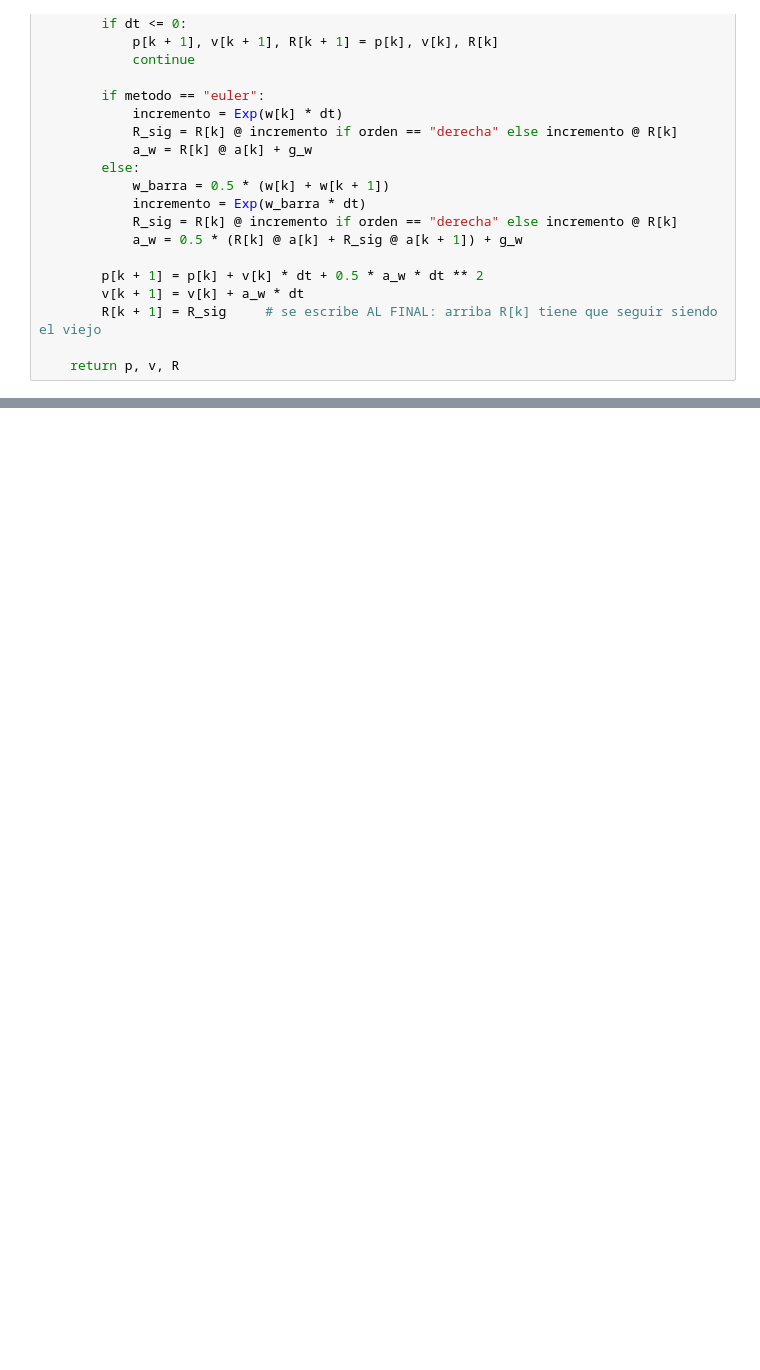
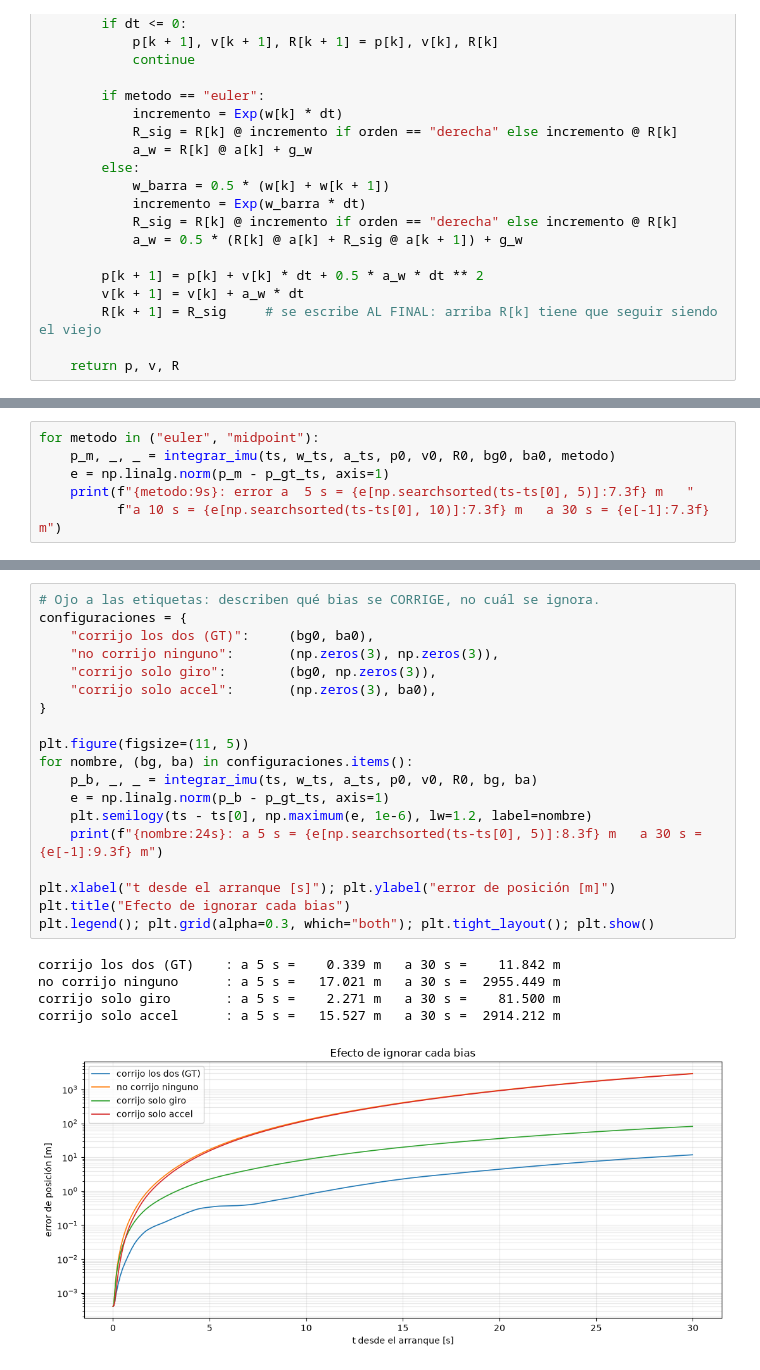
Before and after one commit to xibani/DRONdevoy, a Jupyter notebook: vio-euroc/notebooks/FASE3_dead_reckoning.ipynb, the cells around one changed output, grey strips where cells are left out. Saved outputs shown, nothing was run; the diff lists cells and outputs as text; blank space fills up the shorter version.

```diff
--- a/vio-euroc/notebooks/FASE3_dead_reckoning.ipynb
+++ b/vio-euroc/notebooks/FASE3_dead_reckoning.ipynb
@@ -399,0 +572,6 @@ def integrar_imu(t, w_m, a_m, p0, v0, R0, bg, ba,
+# %%
+for metodo in ("euler", "midpoint"):
+    p_m, _, _ = integrar_imu(ts, w_ts, a_ts, p0, v0, R0, bg0, ba0, metodo)
+    e = np.linalg.norm(p_m - p_gt_ts, axis=1)
+    print(f"{metodo:9s}: error a  5 s = {e[np.searchsorted(ts-ts[0], 5)]:7.3f} m   "
+          f"a 10 s = {e[np.searchsorted(ts-ts[0], 10)]:7.3f} m   a 30 s = {e[-1]:7.3f} m")
@@ -399,0 +595,25 @@ def integrar_imu(t, w_m, a_m, p0, v0, R0, bg, ba,
+# %%
+# Ojo a las etiquetas: describen qué bias se CORRIGE, no cuál se ignora.
+configuraciones = {
+    "corrijo los dos (GT)":     (bg0, ba0),
+    "no corrijo ninguno":       (np.zeros(3), np.zeros(3)),
+    "corrijo solo giro":        (bg0, np.zeros(3)),
+    "corrijo solo accel":       (np.zeros(3), ba0),
+}
+
+plt.figure(figsize=(11, 5))
+for nombre, (bg, ba) in configuraciones.items():
+    p_b, _, _ = integrar_imu(ts, w_ts, a_ts, p0, v0, R0, bg, ba)
+    e = np.linalg.norm(p_b - p_gt_ts, axis=1)
+    plt.semilogy(ts - ts[0], np.maximum(e, 1e-6), lw=1.2, label=nombre)
+    print(f"{nombre:24s}: a 5 s = {e[np.searchsorted(ts-ts[0], 5)]:8.3f} m   a 30 s = {e[-1]:9.3f} m")
+
+plt.xlabel("t desde el arranque [s]"); plt.ylabel("error de posición [m]")
+plt.title("Efecto de ignorar cada bias")
+plt.legend(); plt.grid(alpha=0.3, which="both"); plt.tight_layout(); plt.show()
+# %% [output]
+corrijo los dos (GT)    : a 5 s =    0.339 m   a 30 s =    11.842 m
+no corrijo ninguno      : a 5 s =   17.021 m   a 30 s =  2955.449 m
+corrijo solo giro       : a 5 s =    2.271 m   a 30 s =    81.500 m
+corrijo solo accel      : a 5 s =   15.527 m   a 30 s =  2914.212 m
+[figure, added]
```
Also changed, not shown: parts of 44 cells of this notebook.
